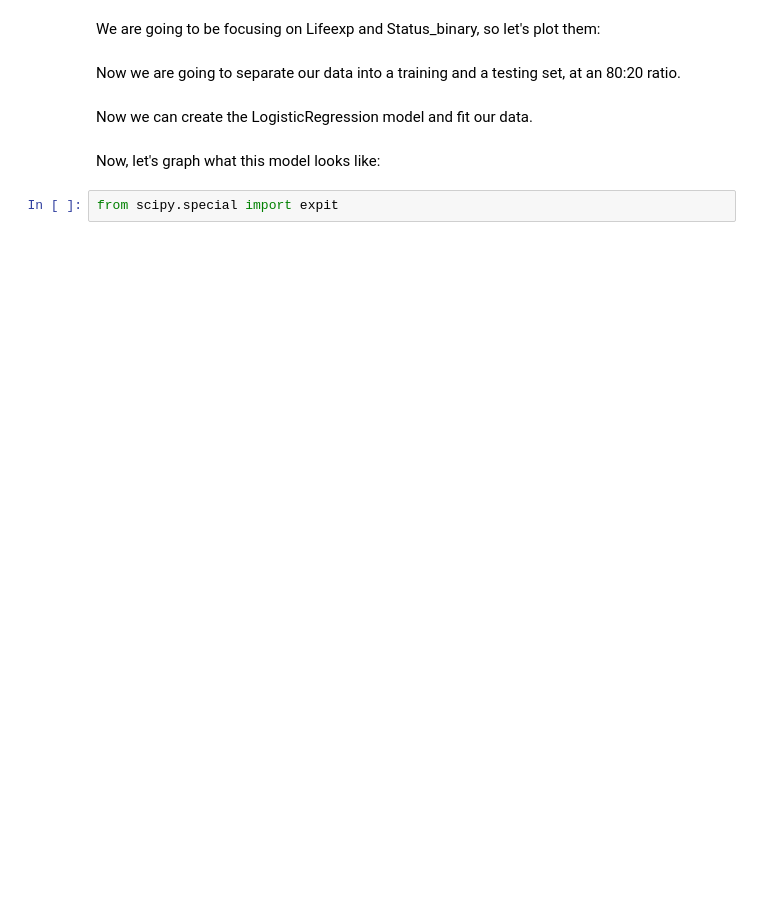
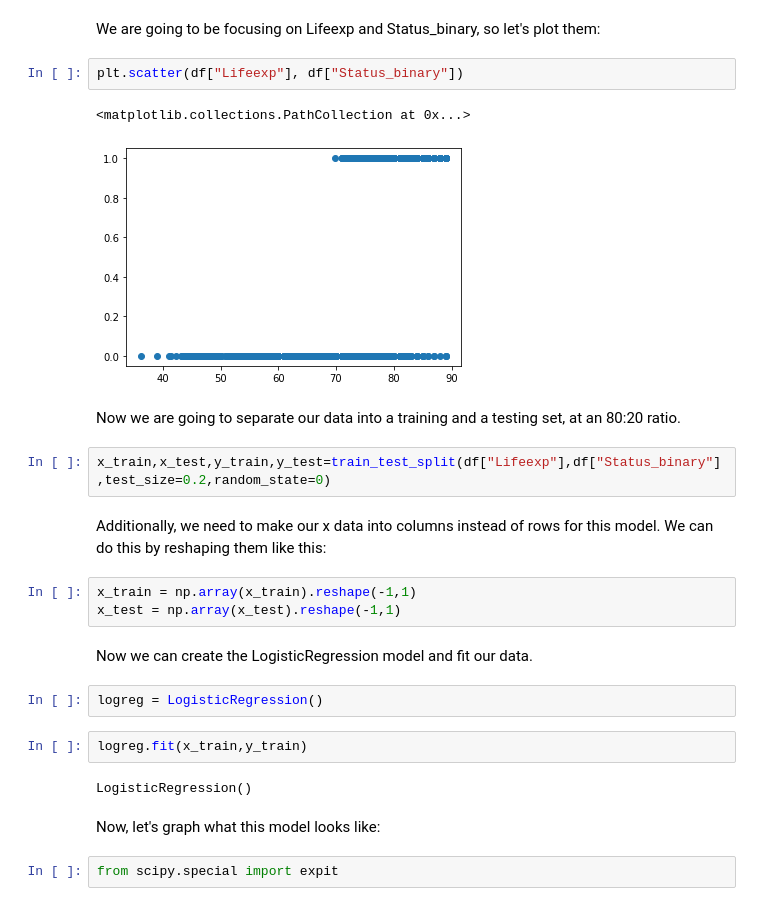
Before and after one commit to UWStemSubML2022/Regression, a Jupyter notebook: Regression.ipynb, the cells around one changed output. Saved outputs shown, nothing was run; the diff lists cells and outputs as text; blank space fills up the shorter version.

```diff
--- a/Regression.ipynb
+++ b/Regression.ipynb
@@ -257,9 +282,27 @@ df = pd.read_csv('life_exp.csv')
 # %% [markdown]
 We are going to be focusing on Lifeexp and Status_binary, so let's plot them:
+# %%
+plt.scatter(df["Lifeexp"], df["Status_binary"])
+# %% [output]
+<matplotlib.collections.PathCollection at 0x...>
+[figure, added]
 # %% [markdown]
 Now we are going to separate our data into a training and a testing set, at an 80:20 ratio.
+# %%
+x_train,x_test,y_train,y_test=train_test_split(df["Lifeexp"],df["Status_binary"],test_size=0.2,random_state=0)
+# %% [markdown]
+Additionally, we need to make our x data into columns instead of rows for this model. We can do this by reshaping them like this:
+# %%
+x_train = np.array(x_train).reshape(-1,1)
+x_test = np.array(x_test).reshape(-1,1)
 # %% [markdown]
 Now we can create the LogisticRegression model and fit our data.
+# %%
+logreg = LogisticRegression()
+# %%
+logreg.fit(x_train,y_train)
+# %% [output]
+LogisticRegression()
 # %% [markdown]
 Now, let's graph what this model looks like:
 # %%
```
Also changed, not shown: parts of 38 cells of this notebook.
